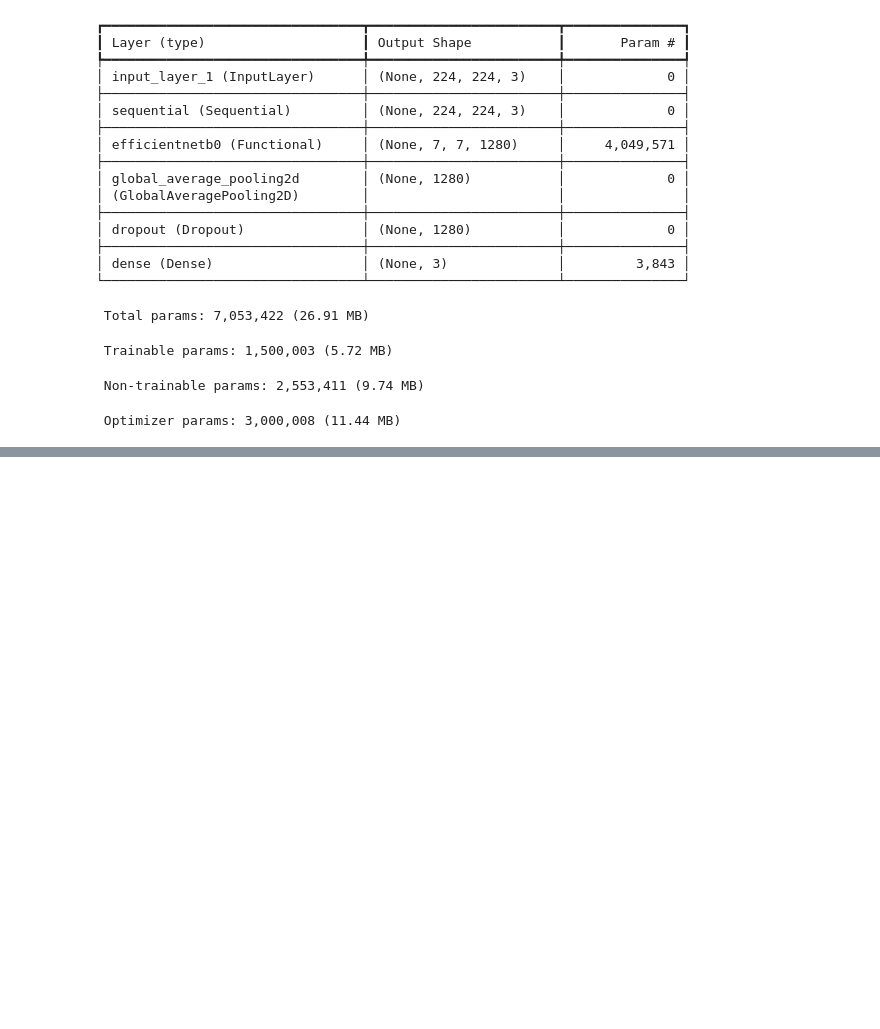
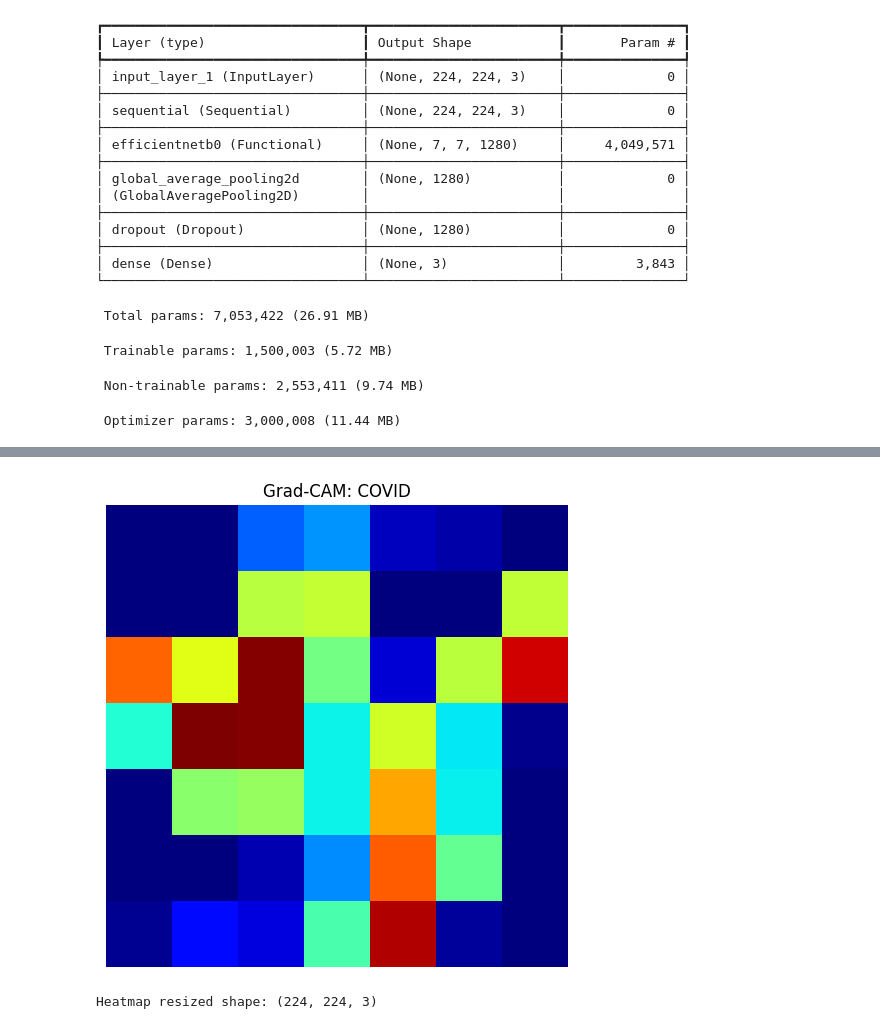
Before and after one commit to HimakarPisipati/Medivision-AI, a Jupyter notebook: notebooks/06_gradcam.ipynb, the cells around one changed output, grey strips where cells are left out. Saved outputs shown, nothing was run; the diff lists cells and outputs as text; code cells hidden in the pictures; blank space fills up the shorter version.

```diff
--- a/notebooks/06_gradcam.ipynb
+++ b/notebooks/06_gradcam.ipynb
@@ -155,20 +194,36 @@ KeyError: "Exception encountered when calling Functional.call().\n\n\x1b[1m13711
+# %%
+heatmap = tf.reduce_sum(
+    features * pooled_gradients,
+    axis=-1
+)
+# %%
+heatmap = tf.maximum(
+    heatmap,
+    0
+)
+# %%
+heatmap = heatmap / (
+    tf.reduce_max(heatmap) + 1e-8
+)
+# %%
+heatmap = heatmap.numpy()
 # %%
-heatmap = np.maximum(heatmap, 0)
-
-heatmap = heatmap / (heatmap.max() + 1e-8)
-
 plt.figure(figsize=(6,6))
 
 plt.imshow(
     heatmap,
     cmap="jet"
 )
 
-plt.title("Grad-CAM Heatmap")
+plt.title(
+    f"Grad-CAM: {predicted_class}"
+)
 
 plt.axis("off")
 
 plt.show()
+# %% [output]
+[figure, added]
 # %%
 heatmap = cv2.resize(
     heatmap,
@@ -197,4 +252,14 @@ overlay = cv2.addWeighted(
     0.35,
     0
 )
+# %%
+# Resize Grad-CAM heatmap to original image size
+
+heatmap_resized = cv2.resize(
+    heatmap,
+    (224, 224)
+)
+print("Heatmap resized shape:", heatmap_resized.shape)
+# %% [output]
+Heatmap resized shape: (224, 224, 3)
 # %%
```
Also changed, not shown: parts of 24 cells of this notebook, 4 other files.
